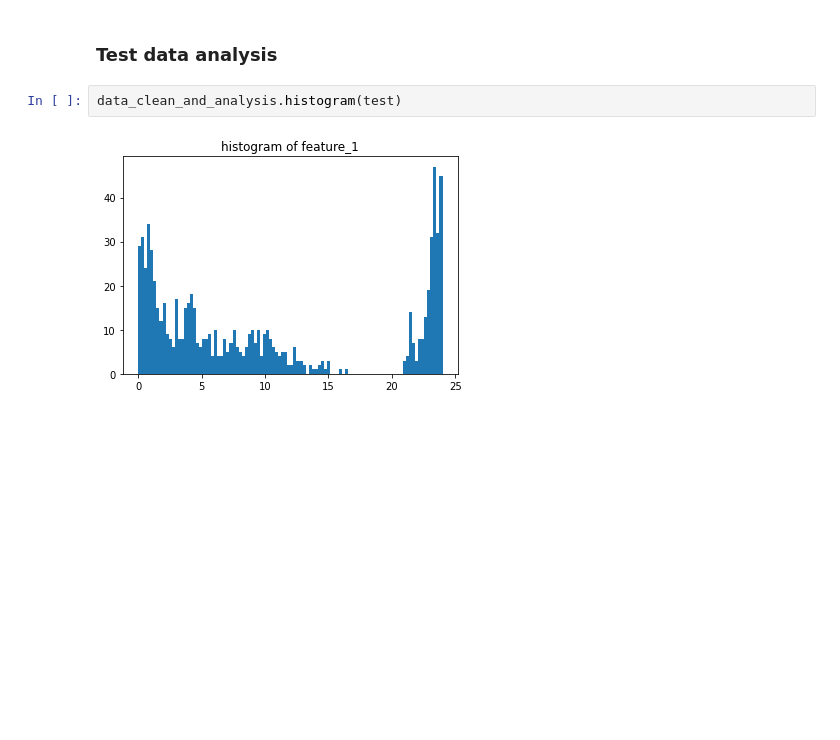
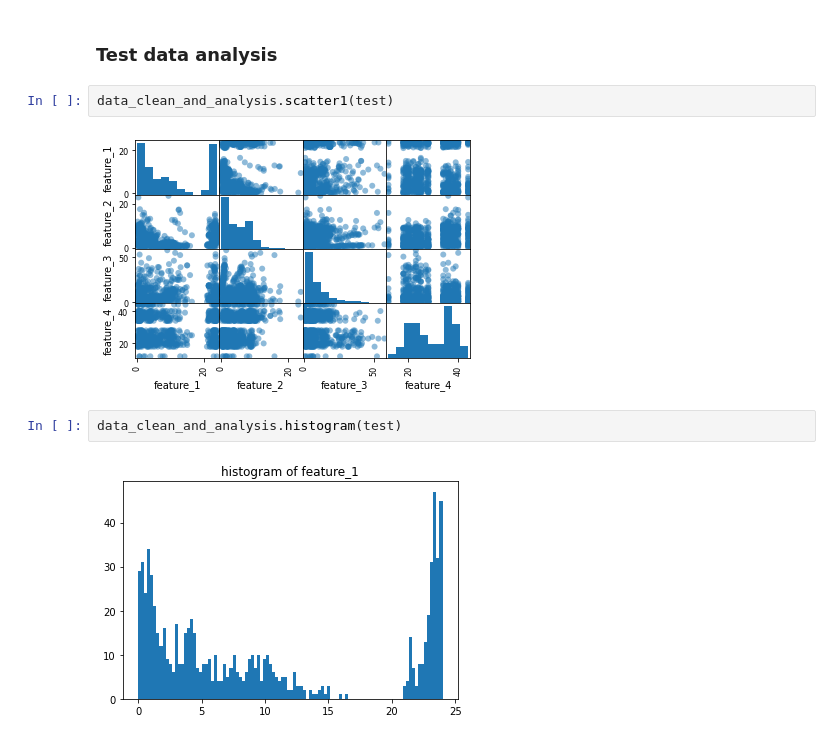
Before and after one commit to HuihanYang-Arya/cuhksz_dda4210_miniproject, a Jupyter notebook: pipeline.ipynb, the cells around one changed output. Drawn from its saved outputs; the diff is of its cells as text; blank space fills up the shorter version.

```diff
--- a/pipeline.ipynb
+++ b/pipeline.ipynb
@@ -50,5 +51,9 @@ data_clean_and_analysis.heatmap(train)
 # %% [markdown]
 ### Test data analysis
+# %%
+data_clean_and_analysis.scatter1(test)
+# %% [output]
+[figure, added]
 # %%
 data_clean_and_analysis.histogram(test)
 # %% [output]
```
Also changed, not shown: parts of 34 cells of this notebook, 14 other files.
